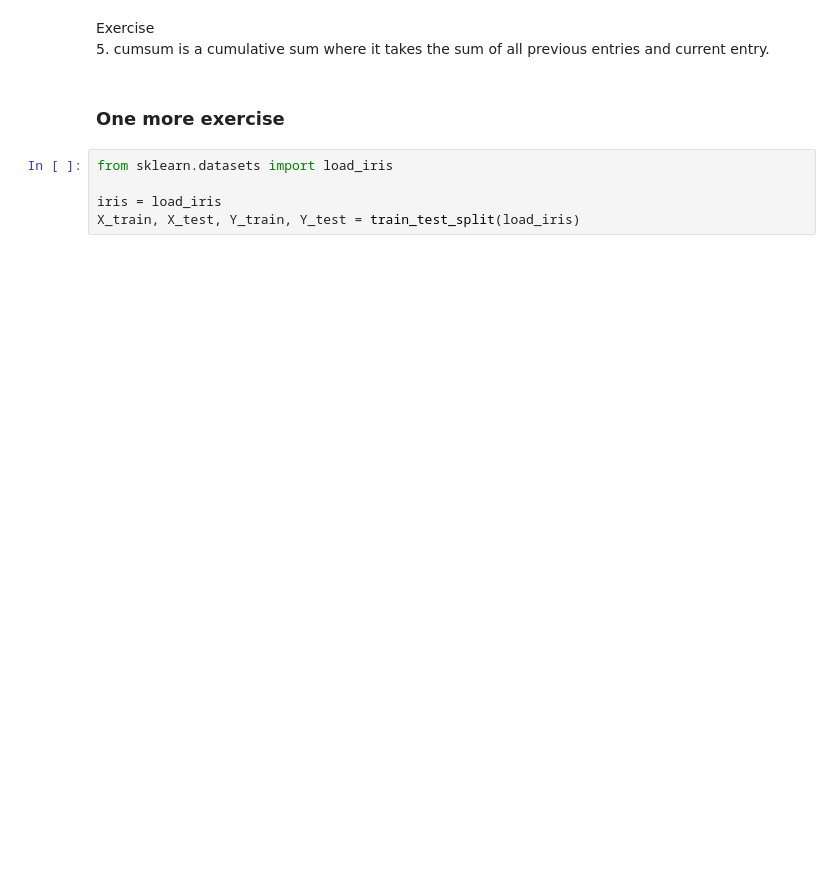
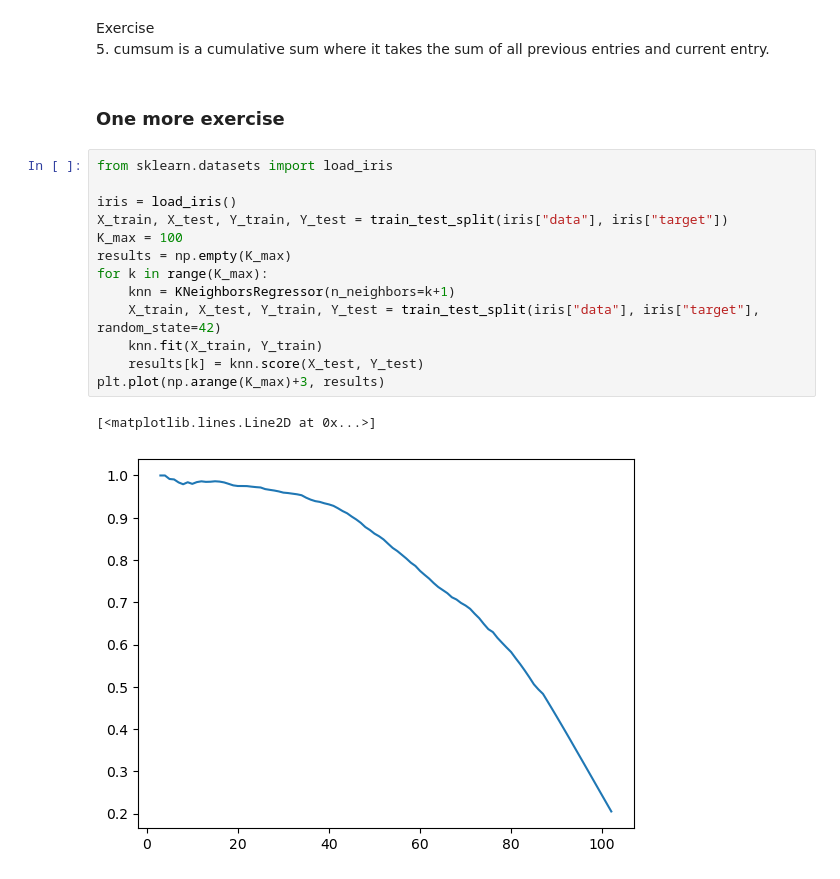
Before and after one commit to Changomango0903/CS3920-Machine-Learning, a Jupyter notebook: Lab4.ipynb, the cells around one changed output. Saved outputs shown, nothing was run; the diff lists cells and outputs as text; blank space fills up the shorter version.

```diff
--- a/Lab4.ipynb
+++ b/Lab4.ipynb
@@ -178,8 +178,19 @@ Exercise <br>
 5. cumsum is a cumulative sum where it takes the sum of all previous entries and current entry.
 # %% [markdown]
 ### One more exercise
-# %%
-from sklearn.datasets import load_iris
-
-iris = load_iris
-X_train, X_test, Y_train, Y_test = train_test_split(load_iris)
+# %%
+from sklearn.datasets import load_iris
+
+iris = load_iris()
+X_train, X_test, Y_train, Y_test = train_test_split(iris["data"], iris["target"])
+K_max = 100
+results = np.empty(K_max)
+for k in range(K_max):
+    knn = KNeighborsRegressor(n_neighbors=k+1)
+    X_train, X_test, Y_train, Y_test = train_test_split(iris["data"], iris["target"], random_state=42)
+    knn.fit(X_train, Y_train)
+    results[k] = knn.score(X_test, Y_test)
+plt.plot(np.arange(K_max)+3, results)
+# %% [output]
+[<matplotlib.lines.Line2D at 0x...>]
+[figure, added]
```
Also changed, not shown: parts of 4 cells of this notebook.
